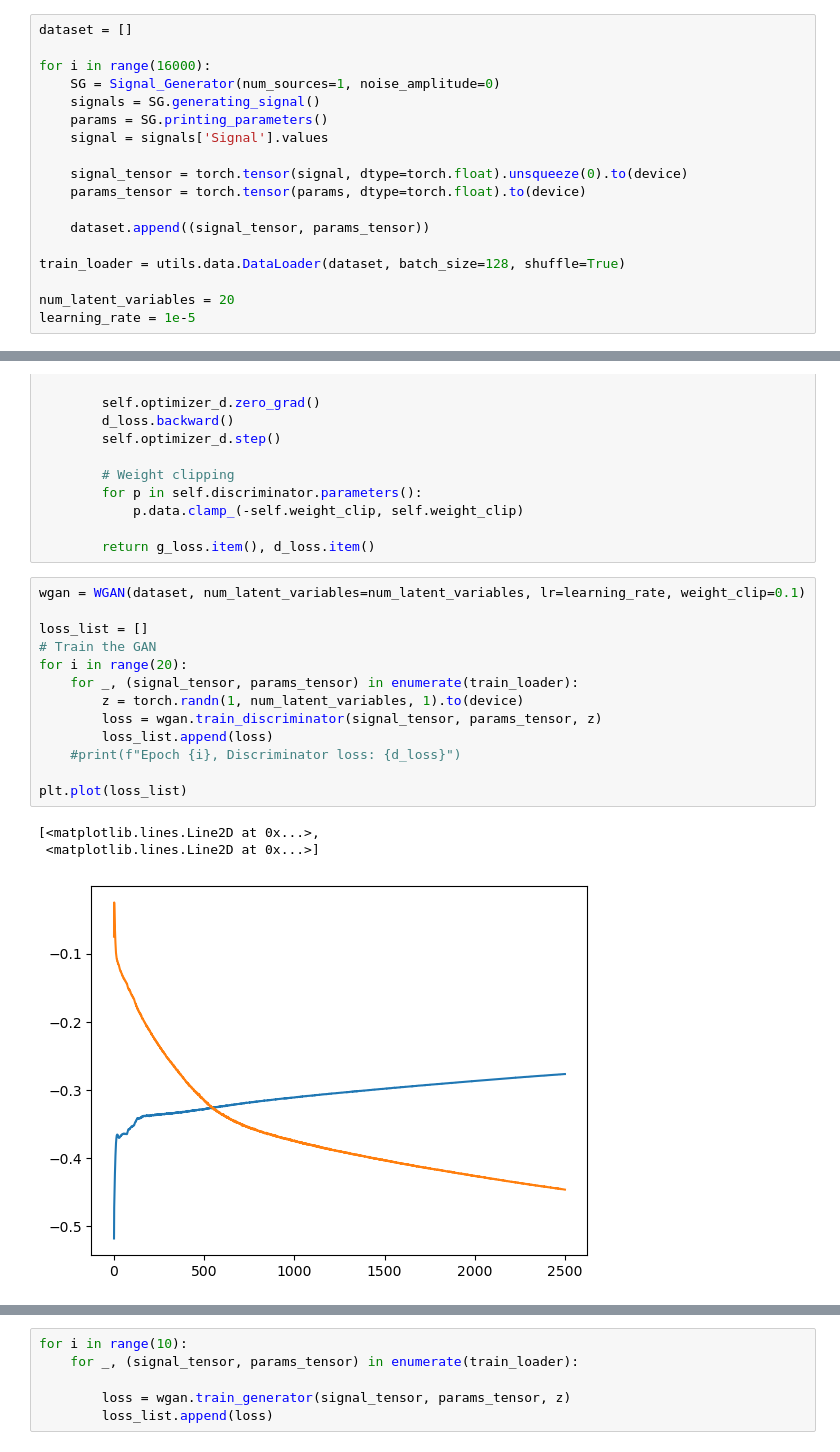
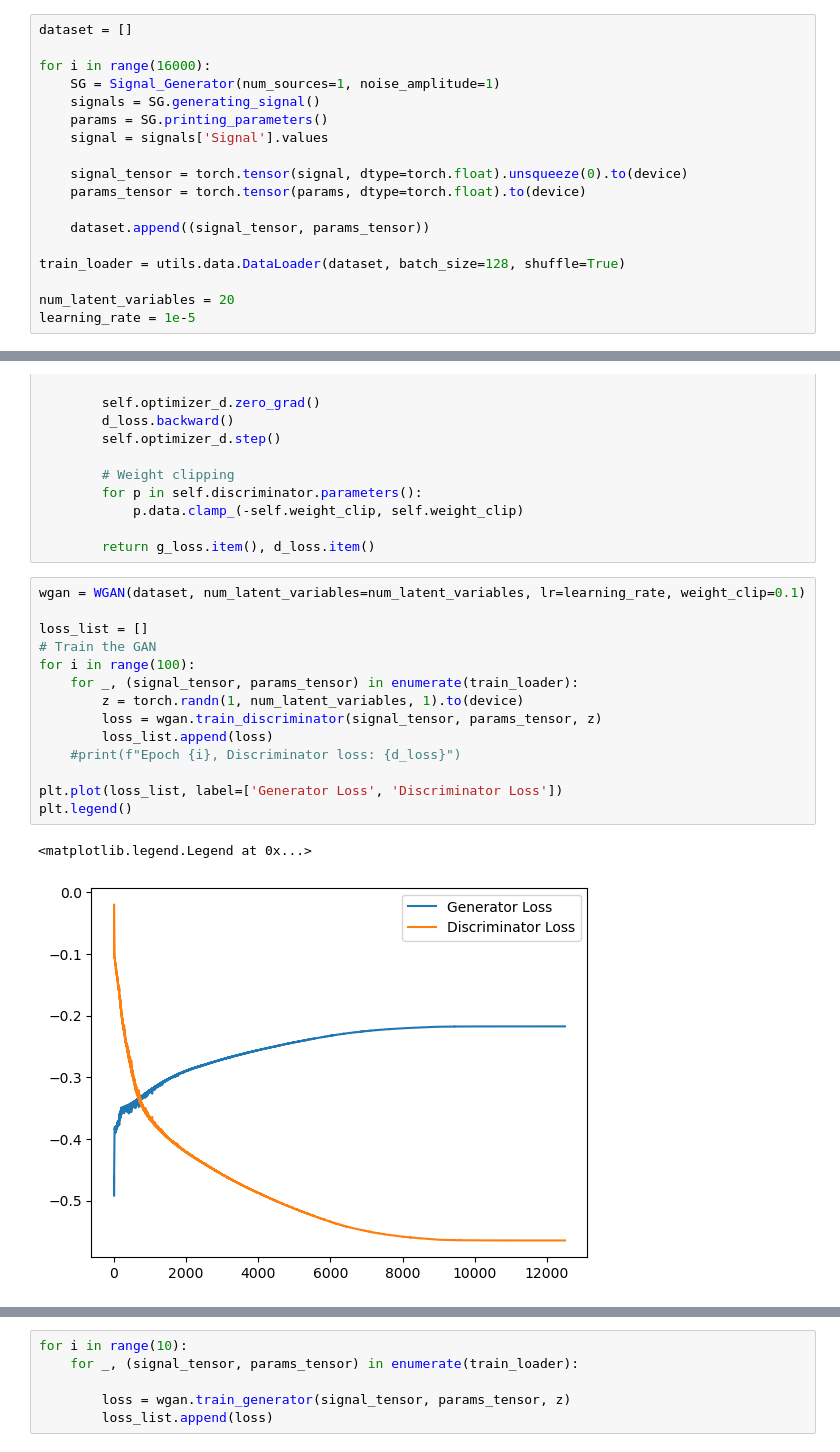
Before and after one commit to BeichenXu/MasProjectLISA, a Jupyter notebook: training.ipynb, the cells around one changed output, grey strips where cells are left out. Drawn from its saved outputs; the diff is of its cells as text.

```diff
--- a/training.ipynb
+++ b/training.ipynb
@@ -17,7 +15,7 @@ device = torch.device("cuda" if torch.cuda.is_available() else "cpu")
 dataset = []
 
 for i in range(16000):
-    SG = Signal_Generator(num_sources=1, noise_amplitude=0)
+    SG = Signal_Generator(num_sources=1, noise_amplitude=1)
     signals = SG.generating_signal()
     params = SG.printing_parameters()
     signal = signals['Signal'].values
@@ -191,20 +189,20 @@ class WGAN():
 # %%
 wgan = WGAN(dataset, num_latent_variables=num_latent_variables, lr=learning_rate, weight_clip=0.1)
 
 loss_list = []
 # Train the GAN
-for i in range(20):
+for i in range(100):
     for _, (signal_tensor, params_tensor) in enumerate(train_loader):
         z = torch.randn(1, num_latent_variables, 1).to(device)
         loss = wgan.train_discriminator(signal_tensor, params_tensor, z)
         loss_list.append(loss)
     #print(f"Epoch {i}, Discriminator loss: {d_loss}")
 
-plt.plot(loss_list)
+plt.plot(loss_list, label=['Generator Loss', 'Discriminator Loss'])
+plt.legend()
 # %% [output]
-[<matplotlib.lines.Line2D at 0x...>,
- <matplotlib.lines.Line2D at 0x...>]
+<matplotlib.legend.Legend at 0x...>
-[figure, old version]
+[figure, new version]
 # %%
 wgan = WGAN(dataset, num_latent_variables=num_latent_variables, lr=learning_rate, weight_clip=0.1)
 
```
Also changed, not shown: parts of 14 cells of this notebook, 18 other files.
